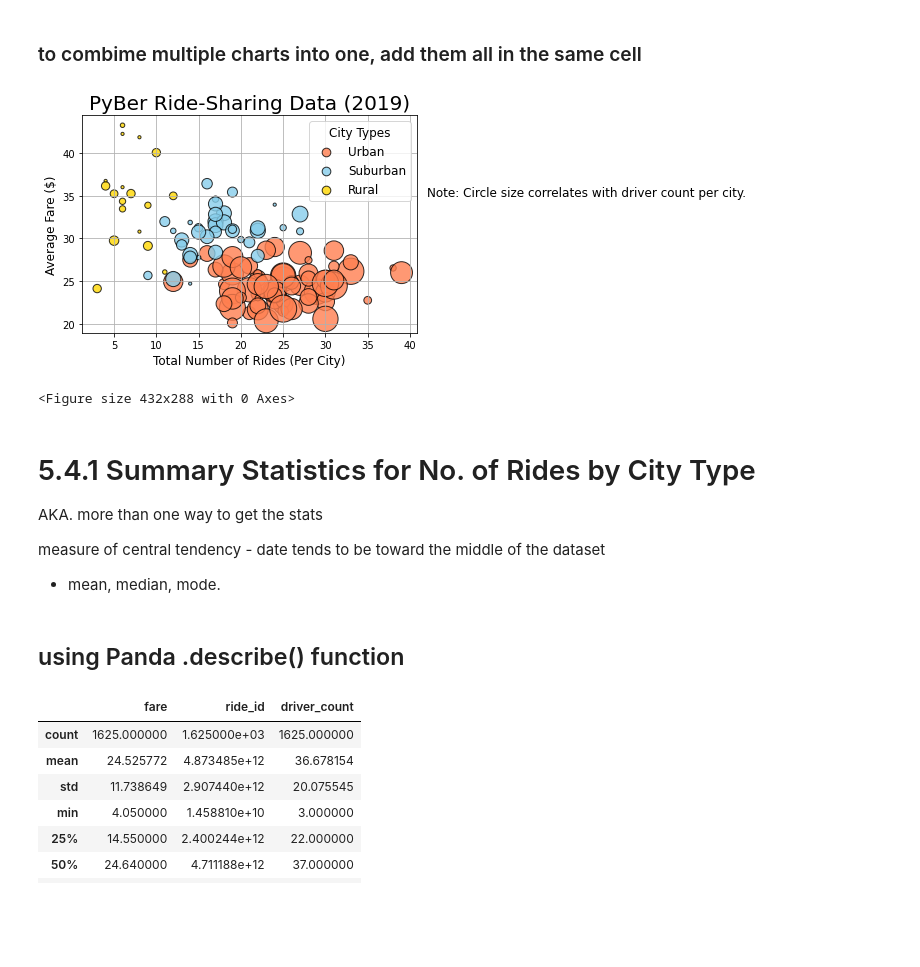
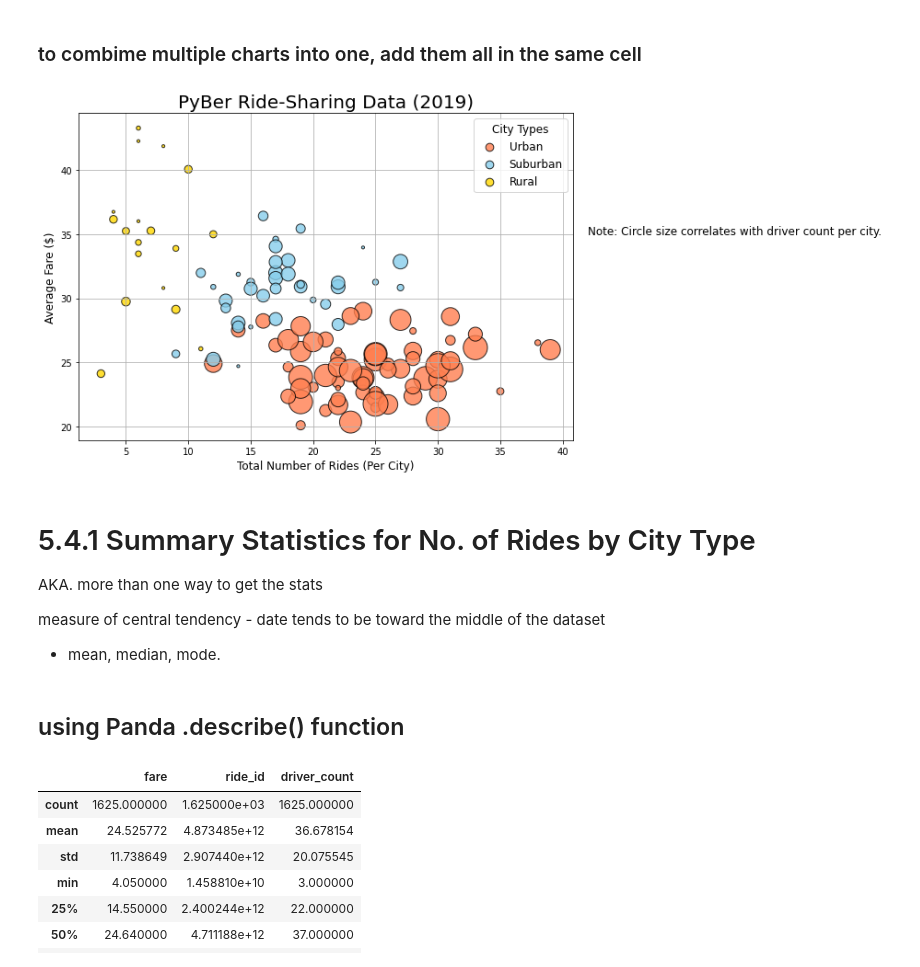
Before and after one commit to speddings/PyBer_analysis, a Jupyter notebook: PyBer.ipynb, the cells around one changed output. Drawn from its saved outputs; the diff is of its cells as text; code cells hidden in the pictures; blank space fills up the shorter version.

```diff
--- a/PyBer.ipynb
+++ b/PyBer.ipynb
@@ -371,6 +371,7 @@ show one bubble chart that that has all the city types
 # add the scatter charts for each type of city.
 
 ## plotting all the data on one chart, formats the x-axis automatically - no need to chane the x-limit.
+plt.figure(figsize=(13,6))
 plt.scatter(urban_ride_count
             , urban_avg_fare
             , s=10*urban_driver_count
@@ -396,48 +397,48 @@ plt.scatter(rural_ride_count
             , edgecolor="black"
             , linewidths=1
             , alpha=0.8
             , label="Rural")
 
 # Incorporate the other graph properties
+
 plt.title("PyBer Ride-Sharing Data (2019)", fontsize=20)     # how to get a bigger title
 plt.ylabel("Average Fare ($)", fontsize=12)
 plt.xlabel("Total Number of Rides (Per City)", fontsize=12)
 plt.grid(True)
 
 # Add the legend.
 # plt.legend()  # default legend included city size
 
 # Create a legend - set scale markers to the same size
 lgnd = plt.legend(fontsize="12"          # set font size
                   , mode="Expanded"      # horzontal expand
                   , scatterpoints=1      # no. of points
                   , loc="best"           # legend position
                   , title="City Types")  # legend title
 lgnd.legendHandles[0]._sizes = [75]      # marker sizes for each group
 lgnd.legendHandles[1]._sizes = [75]
 lgnd.legendHandles[2]._sizes = [75]
 lgnd.get_title().set_fontsize(12)        # set font size of legend
 
 # Incorporate a text label about circle size.
 plt.text(42, 35, "Note: Circle size correlates with driver count per city.", fontsize="12")
-
-# Show the plot
-plt.show()
-
+plt.tight_layout()
 
 # Save the figure.
-plt.savefig("resources/Fig1.png")
+plt.savefig("resources/Fig1.jpg")
+
+# Show the plot (order is important - must be after save fig)
+plt.show()
 # %% [output]
-[figure, old version]
+[figure, new version]
-<Figure size 432x288 with 0 Axes>
-# %% [markdown]
-# 5.4.1 Summary Statistics for No. of Rides by City Type
-AKA. more than one way to get the stats
-
-measure of central tendency - date tends to be toward the middle of the dataset
-- mean, median, mode.
-# %% [markdown]
-## using Panda .describe() function
+# %% [markdown]
+# 5.4.1 Summary Statistics for No. of Rides by City Type
+AKA. more than one way to get the stats
+
+measure of central tendency - date tends to be toward the middle of the dataset
+- mean, median, mode.
+# %% [markdown]
+## using Panda .describe() function
 # %%
 # Get summary statistics on df
 urban_cities_df.describe()
```
Also changed, not shown: parts of 116 cells of this notebook.
